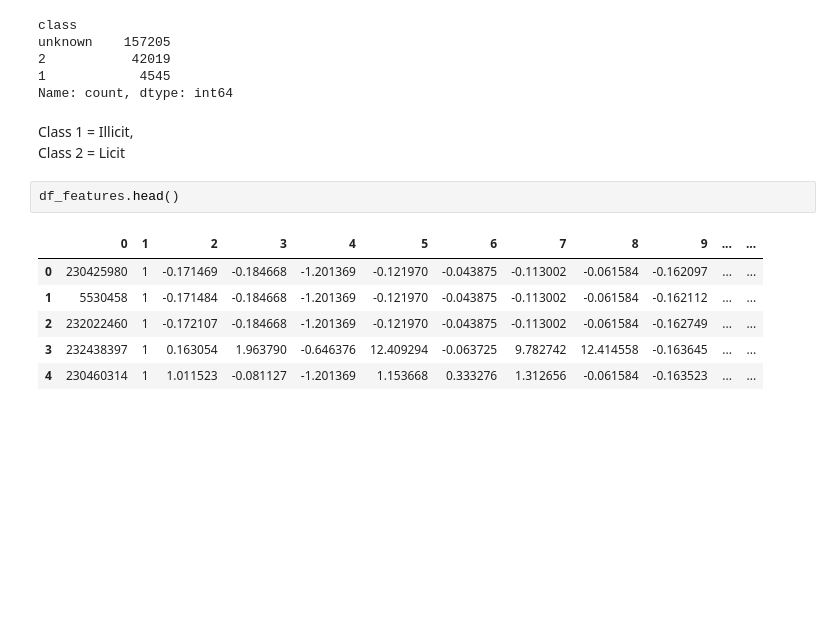
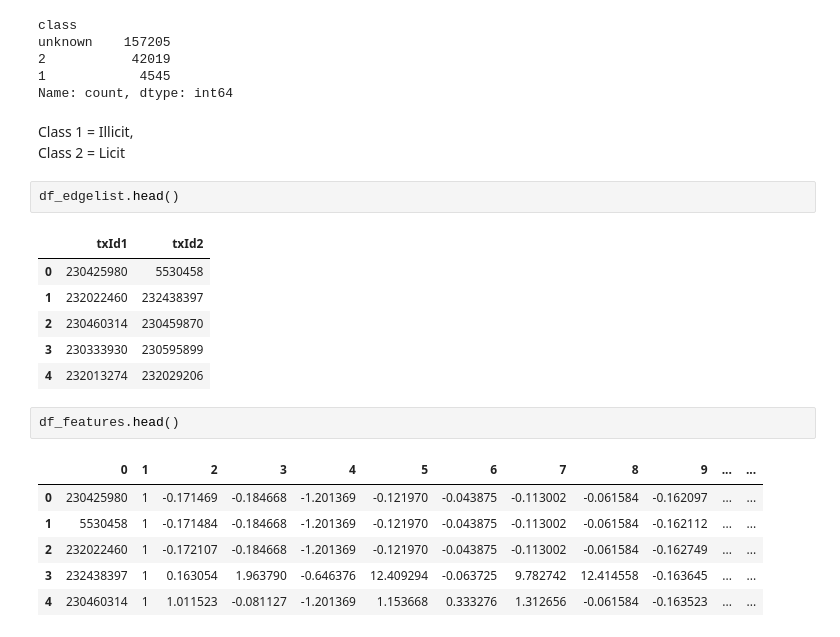
Before and after one commit to quicksid/Anti_Money_Laundering_Bitcoin_Transaction, a Jupyter notebook: aml_eda.ipynb, the cells around one changed output. Drawn from its saved outputs; the diff is of its cells as text; blank space fills up the shorter version.

```diff
--- a/aml_eda.ipynb
+++ b/aml_eda.ipynb
@@ -22,6 +22,15 @@ Name: count, dtype: int64
 # %% [markdown]
 Class 1 = Illicit, <br />
 Class 2 = Licit
+# %%
+df_edgelist.head()
+# %% [output]
+|  | txId1 | txId2 |
+| 0 | 230425980 | 5530458 |
+| 1 | 232022460 | 232438397 |
+| 2 | 230460314 | 230459870 |
+| 3 | 230333930 | 230595899 |
+| 4 | 232013274 | 232029206 |
 # %%
 df_features.head()
 # %% [output]
```
Also changed, not shown: parts of 7 cells of this notebook.
